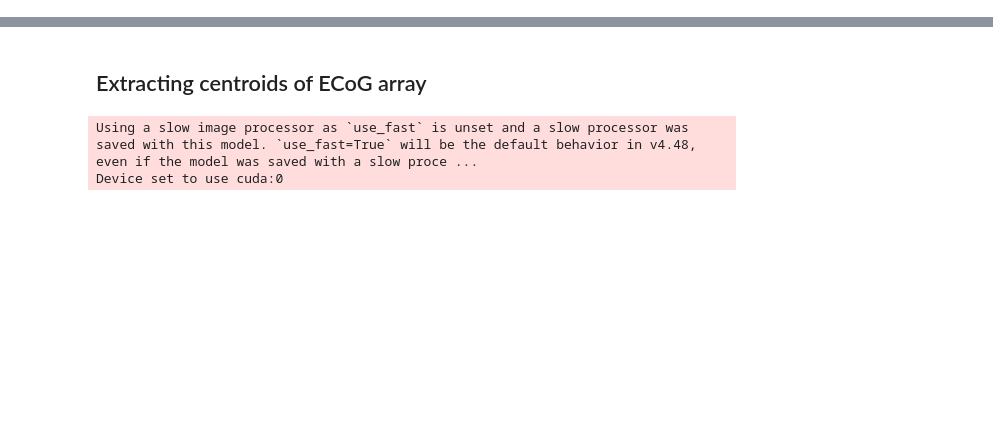
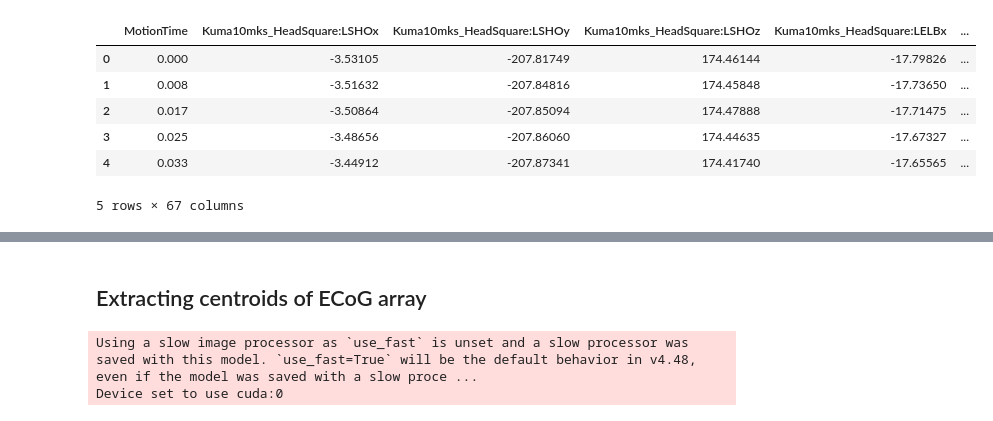
Before and after one commit to efwoods/Neural-Movement-Stimulation-VS-Suppression, a Jupyter notebook: data_analysis.ipynb, the cells around one changed output, grey strips where cells are left out. Cells and saved outputs as stored; diff of their text form; code cells hidden in the pictures; blank space fills up the shorter version.

```diff
--- a/data_analysis.ipynb
+++ b/data_analysis.ipynb
@@ -67,0 +71,10 @@ To enable the following instructions: AVX2 AVX_VNNI FMA, in other operations, re
+# %%
+motion_df.head()
+# %% [output]
+|  | MotionTime | Kuma10mks_HeadSquare:LSHOx | Kuma10mks_HeadSquare:LSHOy | Kuma10mks_HeadSquare:LSHOz | Kuma10mks_HeadSquare:LELBx | ... |
+| 0 | 0.000 | -3.53105 | -207.81749 | 174.46144 | -17.79826 | ... |
+| 1 | 0.008 | -3.51632 | -207.84816 | 174.45848 | -17.73650 | ... |
+| 2 | 0.017 | -3.50864 | -207.85094 | 174.47888 | -17.71475 | ... |
+| 3 | 0.025 | -3.48656 | -207.86060 | 174.44635 | -17.67327 | ... |
+| 4 | 0.033 | -3.44912 | -207.87341 | 174.41740 | -17.65565 | ... |
+5 rows × 67 columns
```
Also changed, not shown: parts of 13 cells of this notebook, 10 other files.
